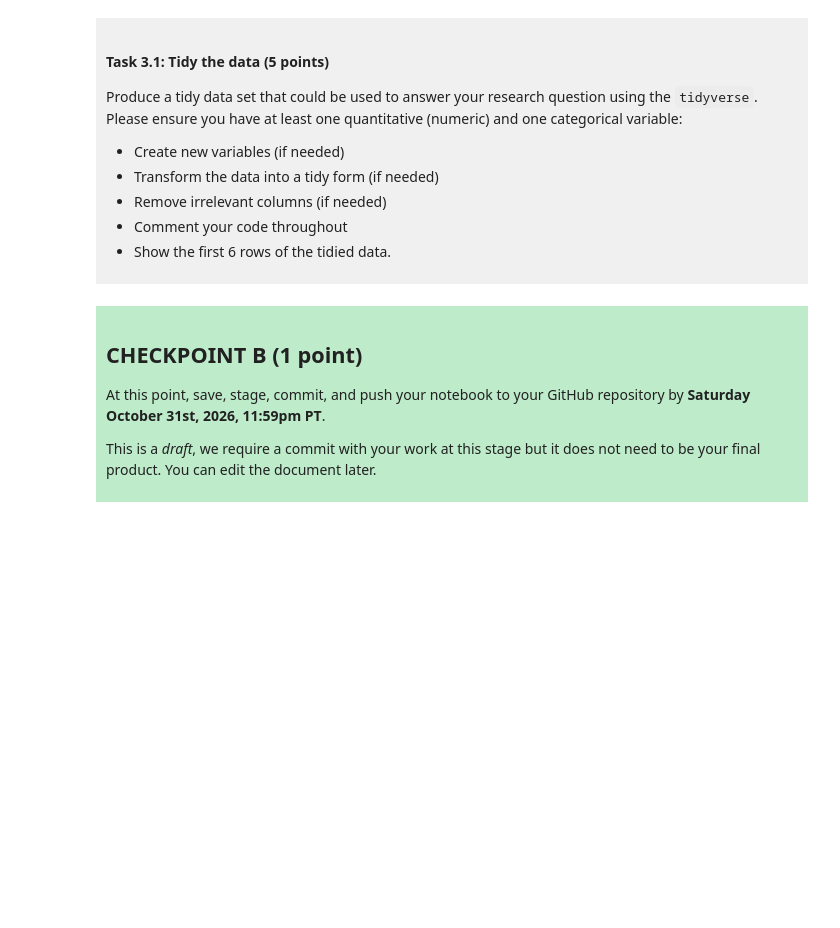
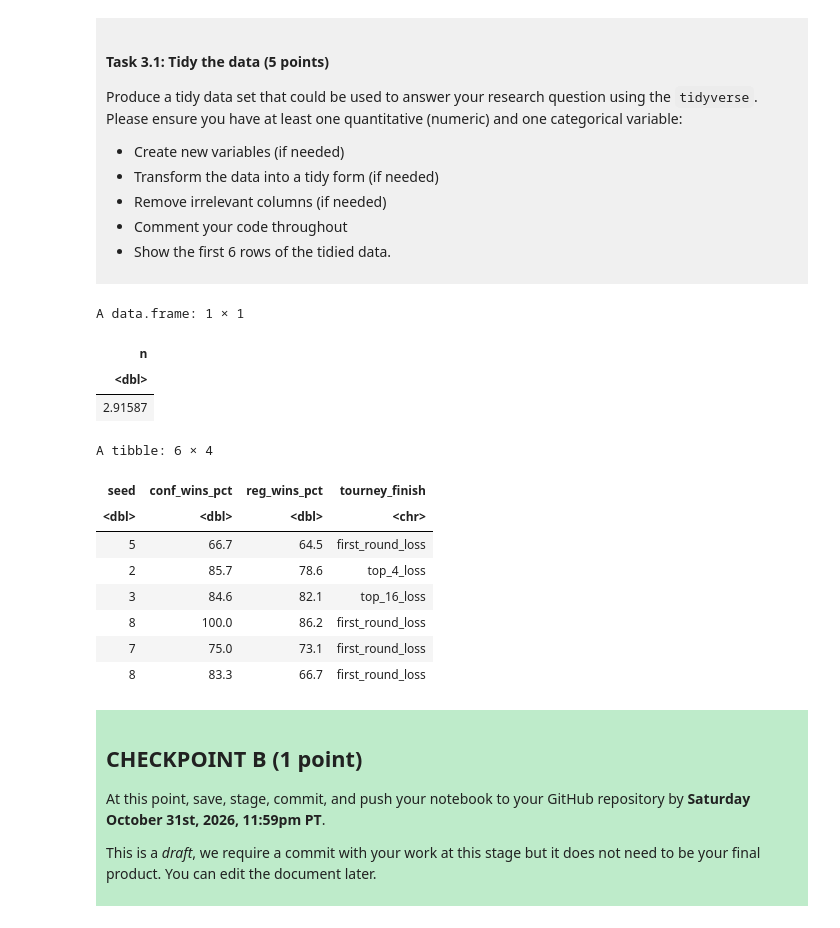
Before and after one commit to icarus-child/dsci-100-project-ethan-meier, a Jupyter notebook: dsci-100-project-notebook.ipynb, the cells around one changed output. Drawn from its saved outputs; the diff is of its cells as text; code cells hidden in the pictures; blank space fills up the shorter version.

```diff
--- a/dsci-100-project-notebook.ipynb
+++ b/dsci-100-project-notebook.ipynb
@@ -228,7 +228,30 @@ Produce a tidy data set that could be used to answer your research question usin
 
 </div>
 # %%
-### EDIT THIS CODE CELL ###
+# remove unnecessary rows and remove rows containing NA
+df_simple <- df |>
+    select(seed, conf_wins_pct, reg_wins_pct, tourney_finish) |>
+    drop_na()
+
+# how many lines were removed?
+(count(df) - count(df_simple)) * 100 / count(df)
+# ~3% of the dataset was lost due to containing NA rows, this seems like an acceptable loss
+
+head(df_simple, 6)
+# %% [output]
+A data.frame: 1 × 1
+| n |
+| <dbl> |
+| 2.91587 |
+A tibble: 6 × 4
+| seed | conf_wins_pct | reg_wins_pct | tourney_finish |
+| <dbl> | <dbl> | <dbl> | <chr> |
+| 5 | 66.7 | 64.5 | first_round_loss |
+| 2 | 85.7 | 78.6 | top_4_loss |
+| 3 | 84.6 | 82.1 | top_16_loss |
+| 8 | 100.0 | 86.2 | first_round_loss |
+| 7 | 75.0 | 73.1 | first_round_loss |
+| 8 | 83.3 | 66.7 | first_round_loss |
 # %% [markdown]
 <div style="background-color: #beebca; padding: 10px;">
 
```
Also changed, not shown: parts of 2 cells of this notebook.
